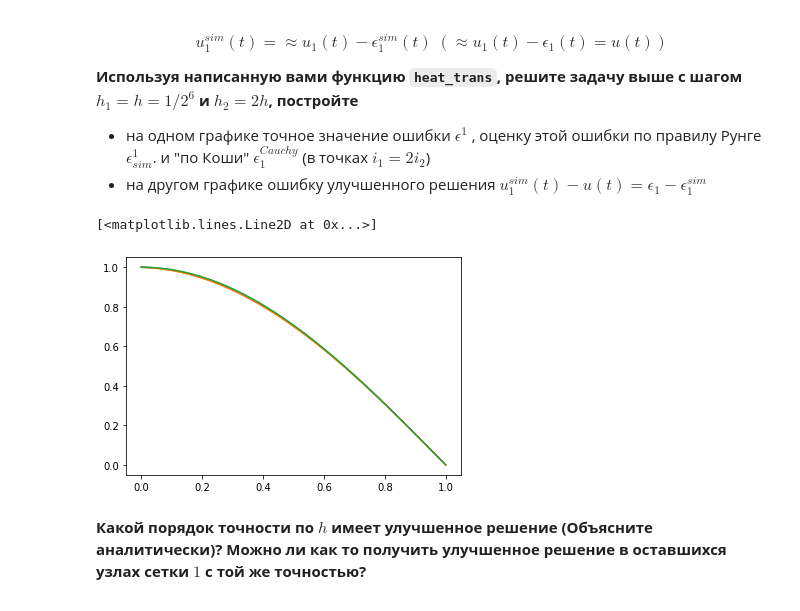
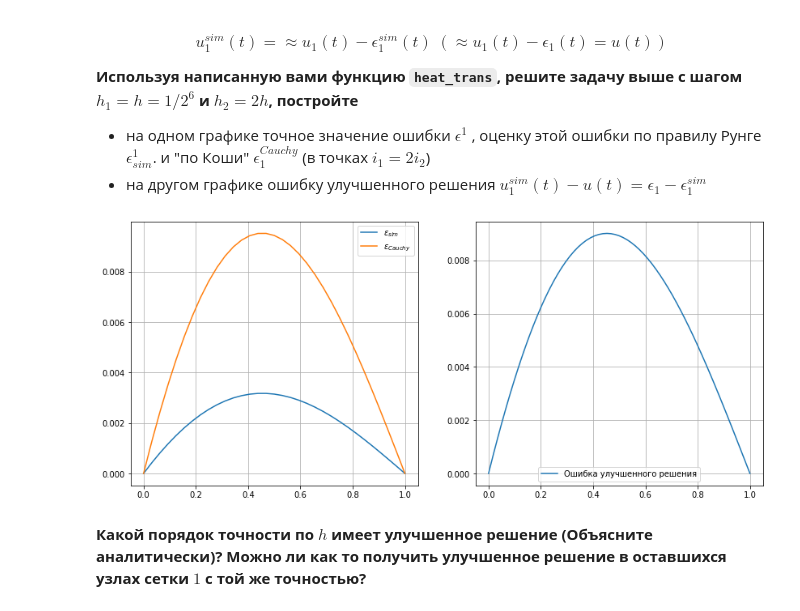
Before and after one commit to nazar-si/calc-phys, a Jupyter notebook: diffusion_eq.ipynb, the cells around one changed output. Saved outputs shown, nothing was run; the diff lists cells and outputs as text; code cells hidden in the pictures.

Commit message:
Added plots for errors

```diff
--- a/diffusion_eq.ipynb
+++ b/diffusion_eq.ipynb
@@ -60,16 +60,16 @@ def heat_trans(q, f, u0, ul, l, N):
 
     """
 
-    h = l / N
-    row1 = np.array([-1 / h ** 2] * (N - 1))
-    row2 = np.array([2 / h ** 2 + q(h * i) for i in range(N - 1)])
-    row3 = np.array([-1 / h ** 2] * (N - 1))
+    h = l / (N - 2)
+    row1 = np.array([-1 / h ** 2] * (N - 2))
+    row2 = np.array([2 / h ** 2 + q(h * i) for i in range(N - 2)])
+    row3 = np.array([-1 / h ** 2] * (N - 2))
     matrix = np.array([row1, row2, row3]);
-    res = np.array([f(h * i) for i in range(N - 1)])
+    res = np.array([f(h * i) for i in range(N - 2)])
     res[0] -= ( - 1 / h ** 2) * u0
     res[-1] -= ( - 1 / h ** 2) * ul
-    solution = list(solve_banded((1,1), matrix, res))
-    solution.append(ul)
+    solution = solve_banded((1,1), matrix, res)
+    solution = np.append(u0, np.append(solution, ul))
     return np.array(solution)
 # %% [markdown]
 ## Анализ ошибки сеточного решения. Правило Рунге
@@ -126,19 +126,27 @@ $$
 # %%
 q = lambda x: x ** 2
 f = lambda x: (np.pi ** 2 / 4 + x ** 2) * np.cos(np.pi * x / 2)
 
-x1 = np.linspace(0, 1, 2 ** 6)
-x2 = np.linspace(0, 1, 2 ** 5)
+x1 = np.linspace(0, 1, 2 ** 6 + 1)
+x2 = np.linspace(0, 1, 2 ** 5 + 1)
 
-y1 = heat_trans(q, f, 1, 0, 1, 2 ** 6)
-y2 = heat_trans(q, f, 1, 0, 1, 2 ** 5)
+y1 = heat_trans(q, f, 1, 0, 1, 2 ** 6 + 1)
+y2 = heat_trans(q, f, 1, 0, 1, 2 ** 5 + 1) # точек должно быть на одну больше, чтобы концы графиков сошлись
+y = np.cos(x1 * np.pi / 2)
 
-plt.plot(x1, y1)
-plt.plot(x2, y2)
-plt.plot(x1, np.cos(x1 * np.pi / 2))
+
+fig, ax = plt.subplots(1, 2, figsize=(14, 6))
+ax[0].plot(x2, (y2 - y1[::2]) / (2 ** 2 - 1), label="$\\varepsilon_{sim}$")
+ax[0].plot(x2, y2 - y1[::2], label="$\\varepsilon_{Cauchy}$")
+ax[0].legend()
+ax[0].grid()
+
+ax[1].plot()
+ax[1].plot(x1, y1 - y, label="Ошибка улучшенного решения")
+ax[1].legend()
+ax[1].grid()
 # %% [output]
-[<matplotlib.lines.Line2D at 0x...>]
-[figure, old version]
+[figure, new version]
 # %% [markdown]
 **Какой порядок точности по $h$ имеет улучшенное решение (Объясните аналитически)?
 Можно ли как то получить улучшенное решение в оставшихся узлах сетки $1$ с той же точностью?**
```
Also changed, not shown: parts of 3 cells of this notebook.
